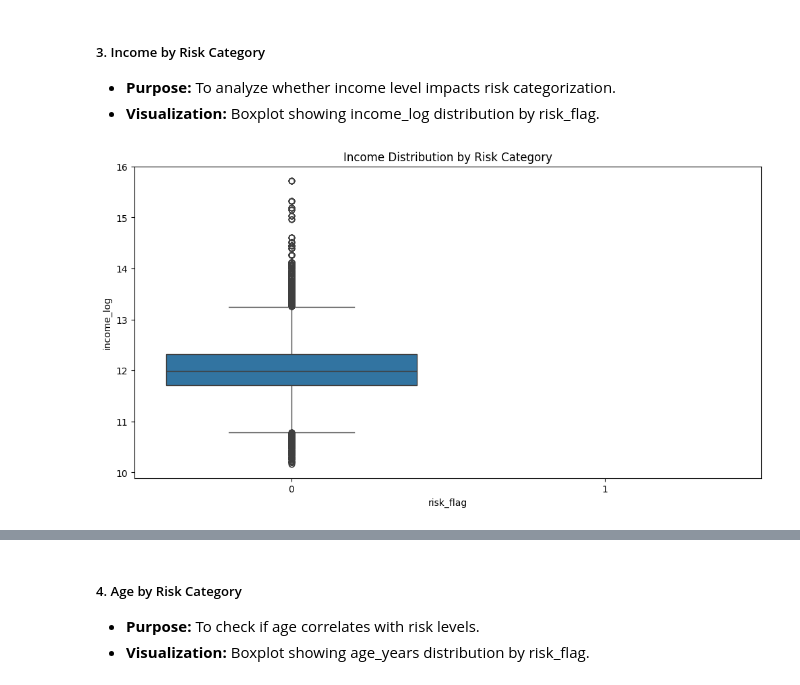
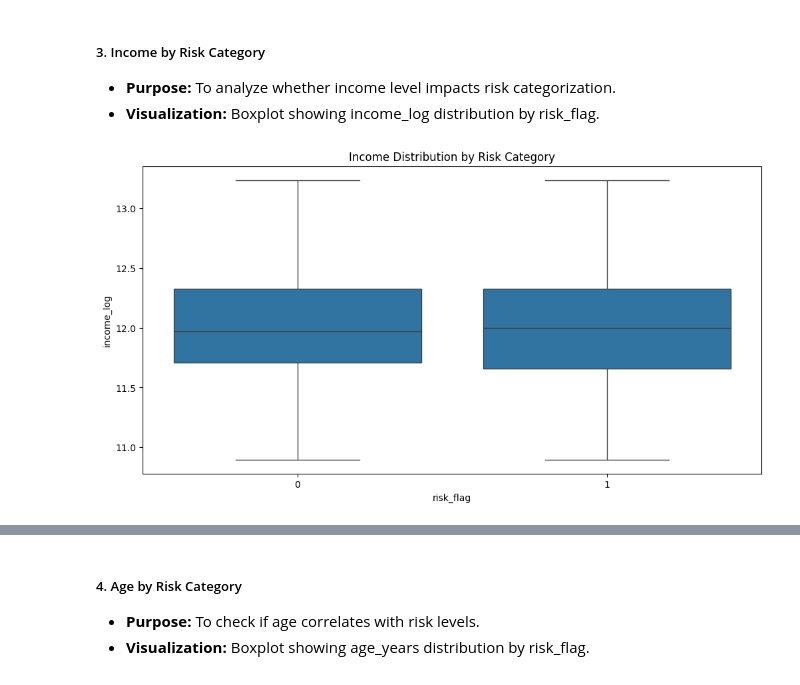
Before and after one commit to ghsaberr/risk-scoring-underwriting, a Jupyter notebook: risk-scoring-underwriting.ipynb, the cells around one changed output, grey strips where cells are left out. Saved outputs shown, nothing was run; the diff lists cells and outputs as text; code cells hidden in the pictures.

```diff
--- a/risk-scoring-underwriting.ipynb
+++ b/risk-scoring-underwriting.ipynb
@@ -19,3 +23,13 @@ from sklearn.metrics import accuracy_score, precision_score, recall_score, roc_a
+# %%
+# Configure logging
+logger = logging.getLogger()
+logger.setLevel(logging.INFO)
+# Check if handler already exists to avoid duplicate handlers
+if not logger.handlers:
+    handler = logging.FileHandler('app.log')
+    formatter = logging.Formatter('%(asctime)s - %(levelname)s - %(message)s')
+    handler.setFormatter(formatter)
+    logger.addHandler(handler)
 # %%
 # Define a class
 class ARDPreprocessor:
@@ -101,7 +143,8 @@ Here's a breakdown of the steps:
 # %%
-# Load and combine multiple datasets
-file_paths = ['application_record.csv', 'credit_record.csv']
-dfs = [pd.read_csv(file) for file in file_paths]
+# Create risk labels
+risk_labels = create_risk_labels(credit_df)
+print(f"Risk label distribution:\n{risk_labels['risk_flag'].value_counts(normalize=True)}")
 
-# Concatenate DataFrames into a single DataFrame
-df = pd.concat(dfs, ignore_index=True)
+# Merge application data with risk labels
+df = application_df.merge(risk_labels, left_on='ID', right_index=True, how='inner')
+print(f"Merged dataset shape: {df.shape}")
@@ -110,9 +158,5 @@ We've loaded and combined multiple datasets from the specified file paths.
 # %%
-# Creating Target Variable
-def classify_risk(status):
-    high_risk = {'2', '3', '4', '5'}
-    low_risk = {'C', 'X', '0', '1'}
-    return 1 if status in high_risk else 0
-
-df['risk_flag'] = df['STATUS'].astype(str).apply(classify_risk)
-logging.info("Target variable 'risk_flag' created based on STATUS")
+# Feature Engineering
+# Handle missing values first
+print("\nMissing values before imputation:")
+print(df.isnull().sum())
@@ -146,0 +198,6 @@ To ensure that our engineered features differentiate well between low- and high-
+# %%
+# Handle extreme values and outliers
+for col in ['income_log', 'age_years', 'employment_length_years']:
+    q1 = df[col].quantile(0.01)
+    q3 = df[col].quantile(0.99)
+    df[col] = df[col].clip(q1, q3)
@@ -167,9 +234,10 @@ plt.show()
 - **Purpose:** To analyze whether income level impacts risk categorization.
 - **Visualization:** Boxplot showing income_log distribution by risk_flag.
 # %%
+# Visualize relationship between features and target
 plt.figure(figsize=(12, 6))
-sns.boxplot(x=df['risk_flag'], y=df['income_log'])
+sns.boxplot(x='risk_flag', y='income_log', data=df)
 plt.title("Income Distribution by Risk Category")
 plt.show()
 # %% [output]
-[figure, old version]
+[figure, new version]
```
Also changed, not shown: parts of 29 cells of this notebook.
